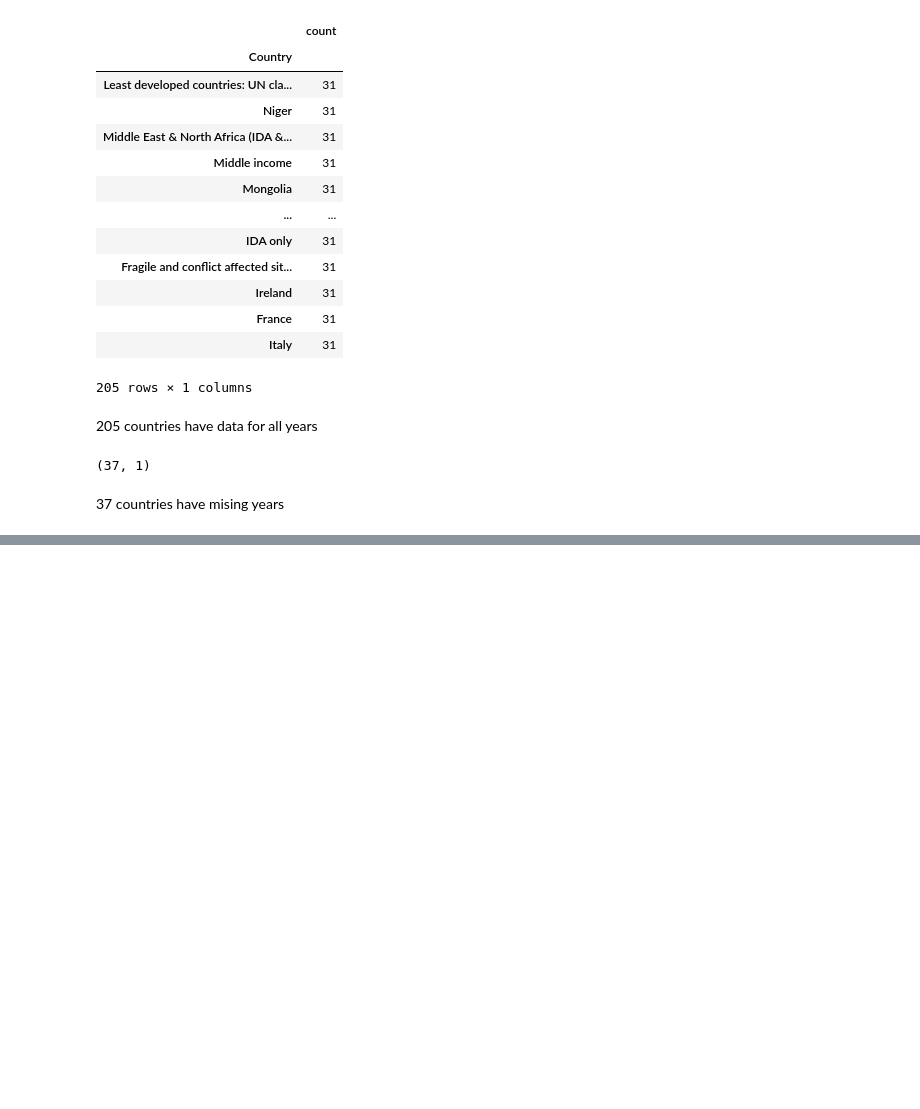
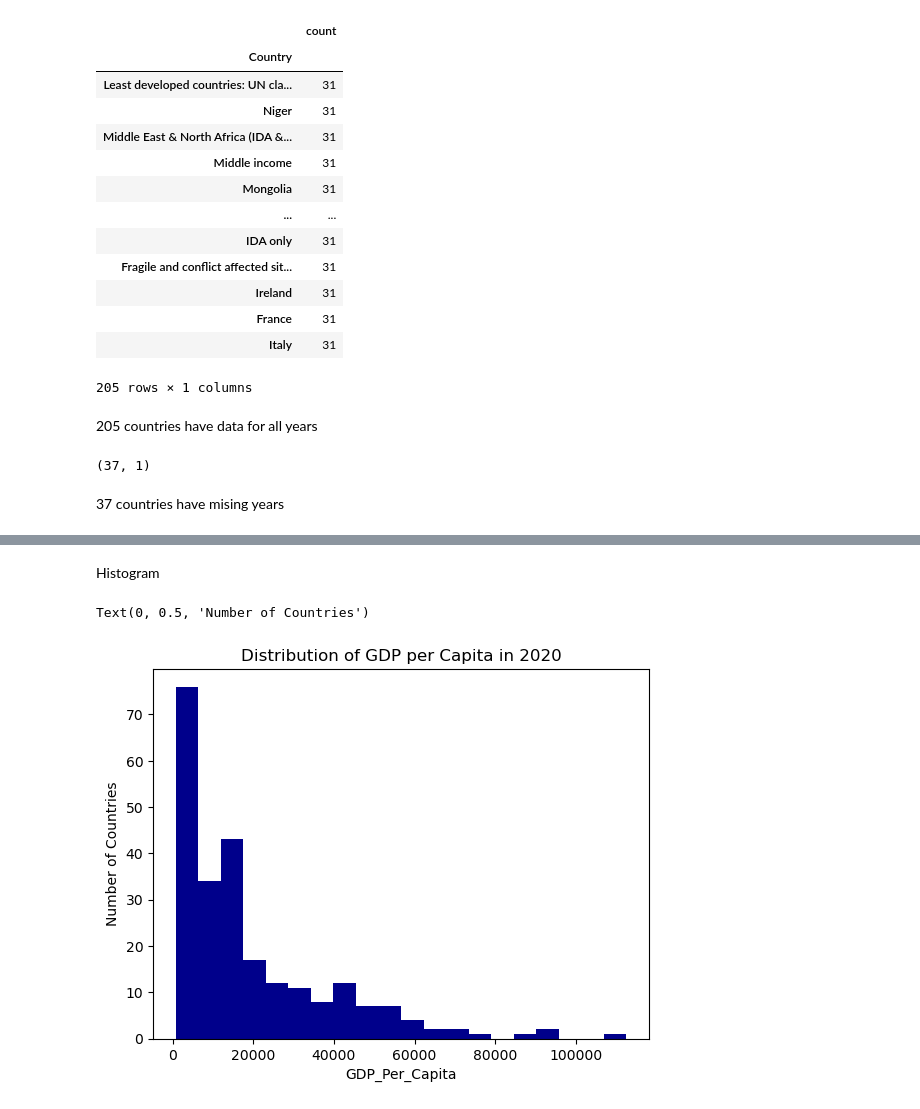
Before and after one commit to NSS-Full-Time-Data-Analytics-11/un-project-roaayousif, a Jupyter notebook: notebooks/un_project .ipynb, the cells around one changed output, grey strips where cells are left out. Cells and saved outputs as stored; diff of their text form; code cells hidden in the pictures; blank space fills up the shorter version.

```diff
--- a/notebooks/un_project .ipynb
+++ b/notebooks/un_project .ipynb
@@ -122,0 +138,2 @@ missing_years.shape
+# %%
+gdp_df = gdp_df.loc[gdp_df['Year'] == 2020]
@@ -122,0 +156,10 @@ missing_years.shape
+# %% [markdown]
+Histogram
+# %%
+plt.hist(gdp_df['GDP_Per_Capita'], bins=20, color='darkblue')
+plt.title('Distribution of GDP per Capita in 2020')
+plt.xlabel('GDP_Per_Capita')
+plt.ylabel('Number of Countries')
+# %% [output]
+Text(0, 0.5, 'Number of Countries')
+[figure, added]
```
Also changed, not shown: parts of 7 cells of this notebook.
